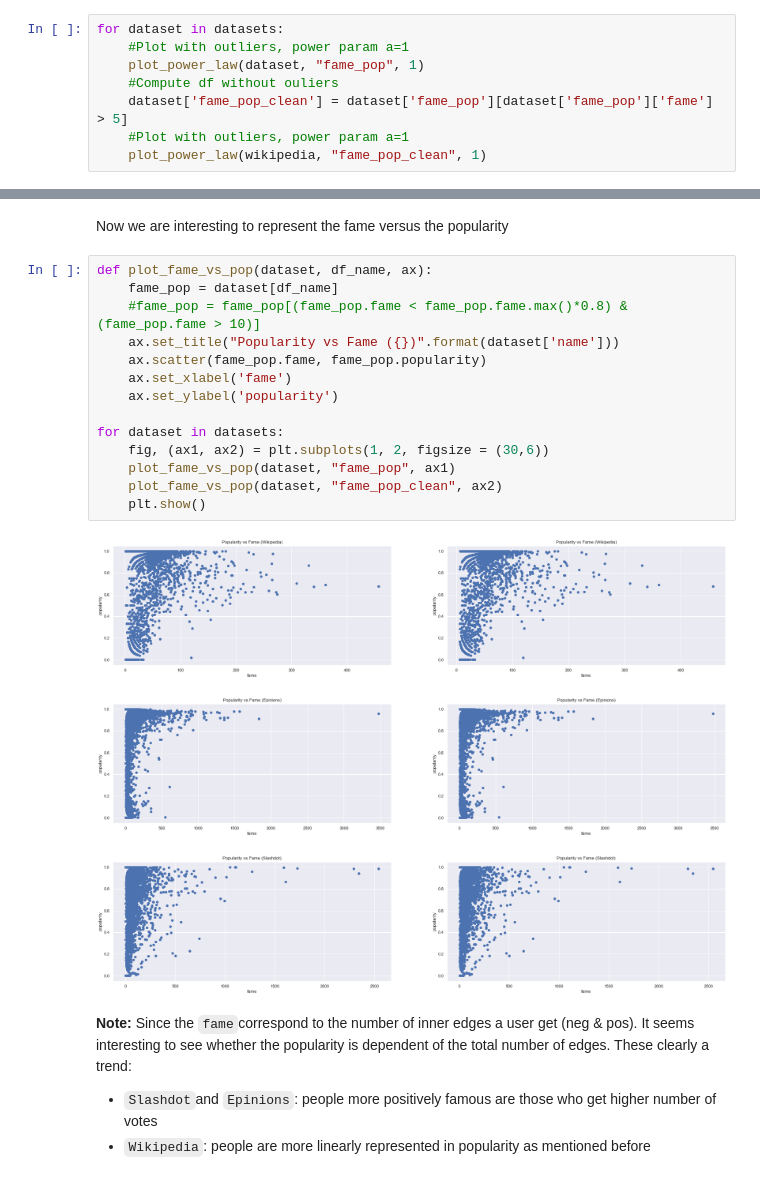
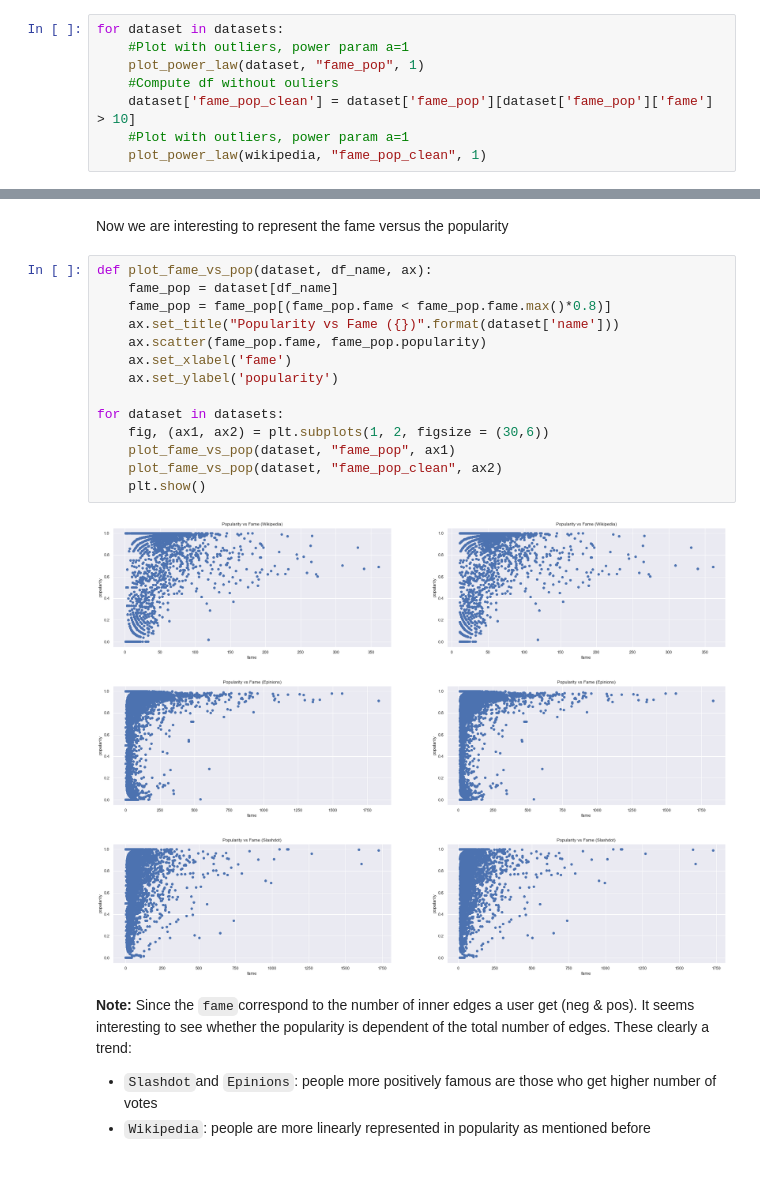
Before and after one commit to epfl-ada/ada-2020-project-milestone-p3-p3_adaptateur, a Jupyter notebook: notebook-matthieu.ipynb, the cells around one changed output, grey strips where cells are left out. Saved outputs shown, nothing was run; the diff lists cells and outputs as text.

```diff
--- a/notebook-matthieu.ipynb
+++ b/notebook-matthieu.ipynb
@@ -200,7 +200,7 @@ for dataset in datasets:
     #Plot with outliers, power param a=1
     plot_power_law(dataset, "fame_pop", 1)
     #Compute df without ouliers
-    dataset['fame_pop_clean'] = dataset['fame_pop'][dataset['fame_pop']['fame'] > 5]
+    dataset['fame_pop_clean'] = dataset['fame_pop'][dataset['fame_pop']['fame'] > 10]
     #Plot with outliers, power param a=1
     plot_power_law(wikipedia, "fame_pop_clean", 1)
 # %% [output]
@@ -215,21 +215,21 @@ Now we are interesting to represent the fame versus the popularity
 # %%
 def plot_fame_vs_pop(dataset, df_name, ax):
     fame_pop = dataset[df_name]
-    #fame_pop = fame_pop[(fame_pop.fame < fame_pop.fame.max()*0.8) & (fame_pop.fame > 10)]
+    fame_pop = fame_pop[(fame_pop.fame < fame_pop.fame.max()*0.8)]
     ax.set_title("Popularity vs Fame ({})".format(dataset['name']))
     ax.scatter(fame_pop.fame, fame_pop.popularity)
     ax.set_xlabel('fame')
     ax.set_ylabel('popularity')
 
 for dataset in datasets:
     fig, (ax1, ax2) = plt.subplots(1, 2, figsize = (30,6))
     plot_fame_vs_pop(dataset, "fame_pop", ax1)
     plot_fame_vs_pop(dataset, "fame_pop_clean", ax2)
     plt.show()
 # %% [output]
-[figure, old version]
+[figure, new version]
-[figure, old version]
+[figure, new version]
-[figure, old version]
+[figure, new version]
 # %% [markdown]
 **Note:**
 Since the `fame`correspond to the number of inner edges a user get (neg & pos). It seems interesting to see whether the popularity is dependent of the total number of edges. These clearly a trend:
```
Also changed, not shown: parts of 9 cells of this notebook.
